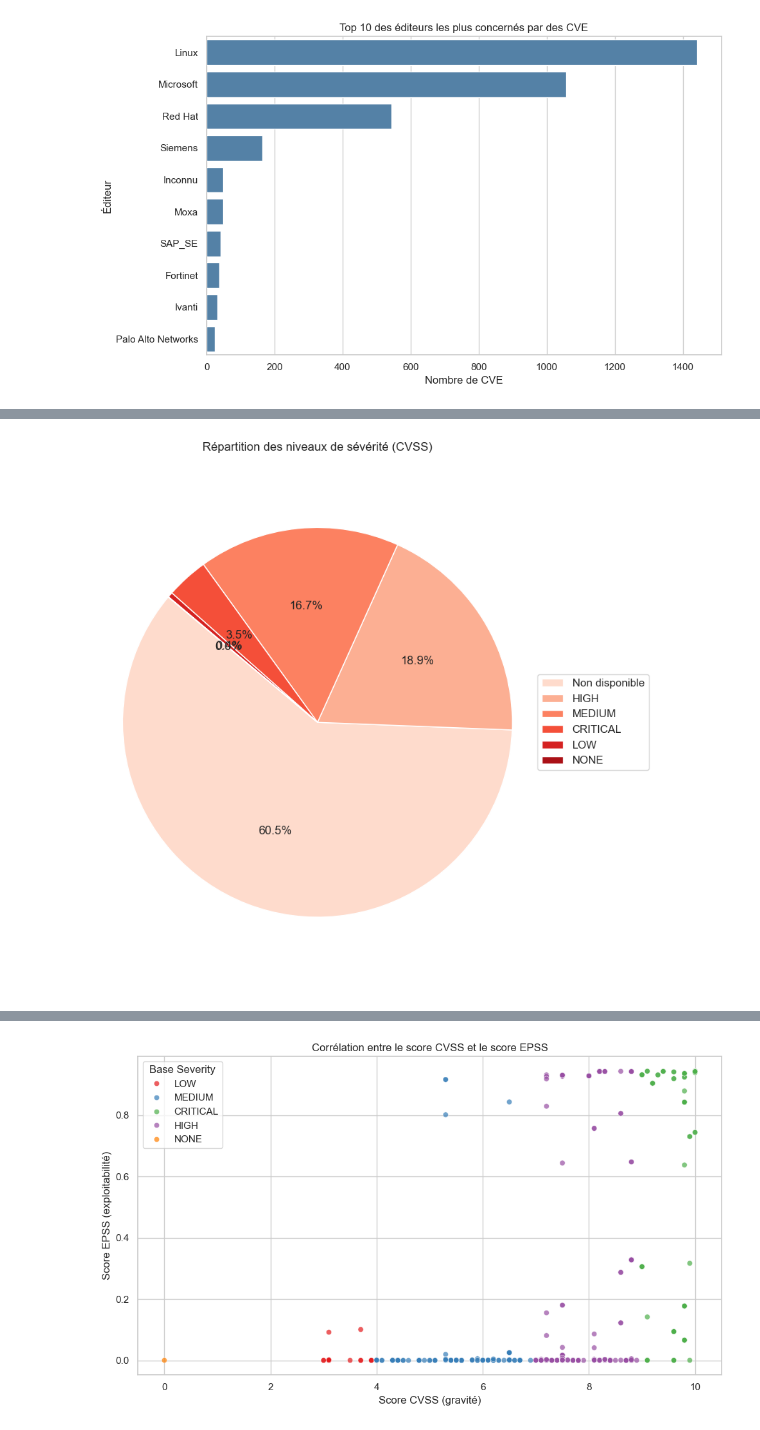
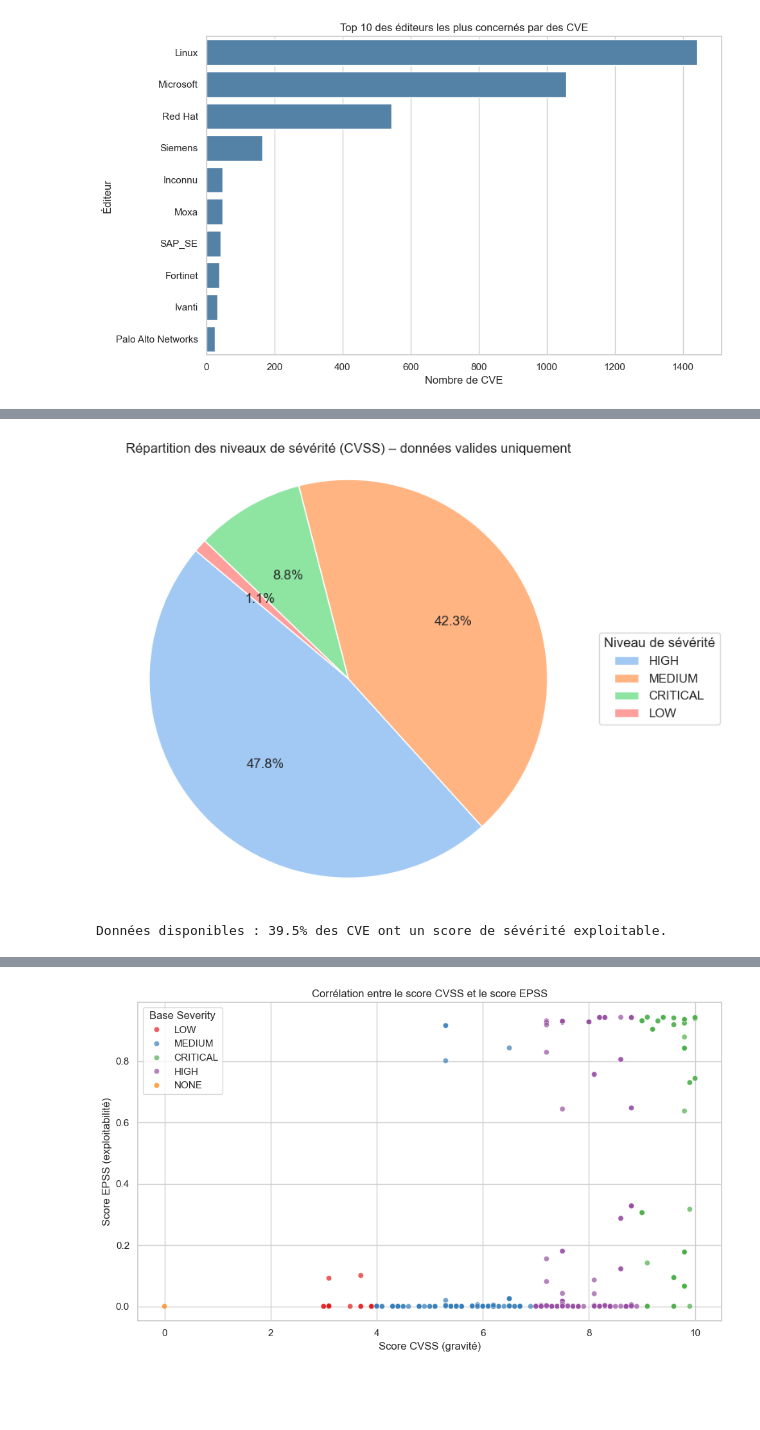
Before and after one commit to Sidy13/Analyse-ANSSI-CVE, a Jupyter notebook: analyse_cve.ipynb, the cells around one changed output, grey strips where cells are left out. Drawn from its saved outputs; the diff is of its cells as text; code cells hidden in the pictures; blank space fills up the shorter version.

Commit message:
ameliorations et ajouts de visualisations

```diff
--- a/analyse_cve.ipynb
+++ b/analyse_cve.ipynb
@@ -118,17 +175,43 @@ plt.show()
 # %%
-plt.figure(figsize=(8, 8))
-patches, texts, autotexts = plt.pie(
+import matplotlib.pyplot as plt
+import seaborn as sns
+
+# Filtrage des données valides et sans "non disponible" ni "NONE"
+df_valide = df[
+    (~df["Base Severity"].str.lower().isin(["non disponible", "none"])) &
+    (df["Base Severity"].notna())
+]
+severity_counts = df_valide["Base Severity"].value_counts()
+colors = sns.color_palette("pastel", len(severity_counts))
+
+# Création du camembert
+plt.figure(figsize=(8, 6))
+wedges, texts, autotexts = plt.pie(
     severity_counts.values,
-    labels=None,  # Pas de label direct sur les parts
     autopct='%1.1f%%',
     startangle=140,
-    colors=sns.color_palette("Reds", len(severity_counts))
+    colors=colors,
+    wedgeprops={'edgecolor': 'white'}
 )
-plt.title("Répartition des niveaux de sévérité (CVSS)")
-plt.legend(patches, severity_counts.index, loc="center left", bbox_to_anchor=(1, 0.5))
-plt.axis("equal")
+
+# Légende externe
+plt.legend(
+    wedges, severity_counts.index,
+    title="Niveau de sévérité",
+    loc="center left",
+    bbox_to_anchor=(1, 0.5)
+)
+
+# Titre et ajustements
+plt.title("Répartition des niveaux de sévérité (CVSS) – données valides uniquement")
+plt.axis('equal')  # Pour un cercle parfait
 plt.tight_layout()
 plt.show()
+
+
+# Bloc explicatif
+print(f"Données disponibles : {part_dispo:.1f}% des CVE ont un score de sévérité exploitable.")
 # %% [output]
-[figure, old version]
+[figure, new version]
+Données disponibles : 39.5% des CVE ont un score de sévérité exploitable.
 # %%
```
Also changed, not shown: parts of 30 cells of this notebook.
